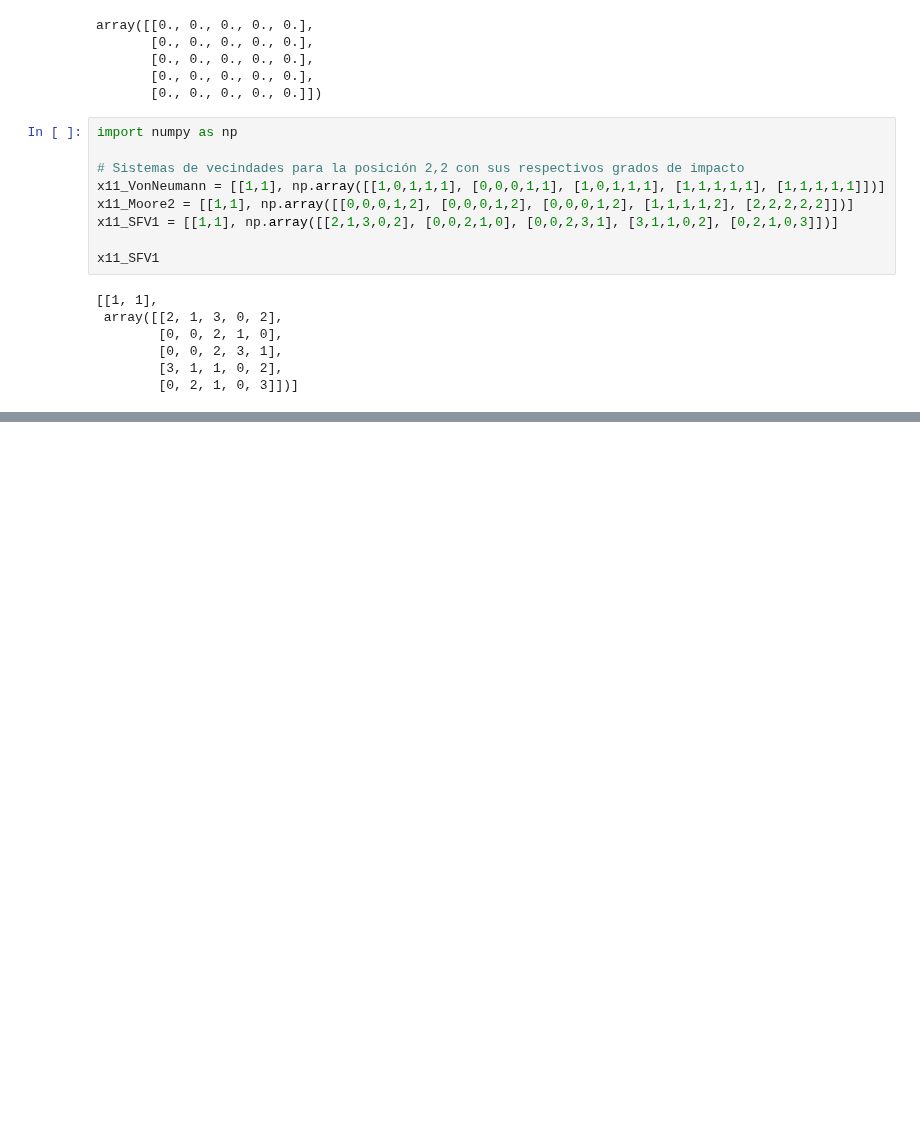
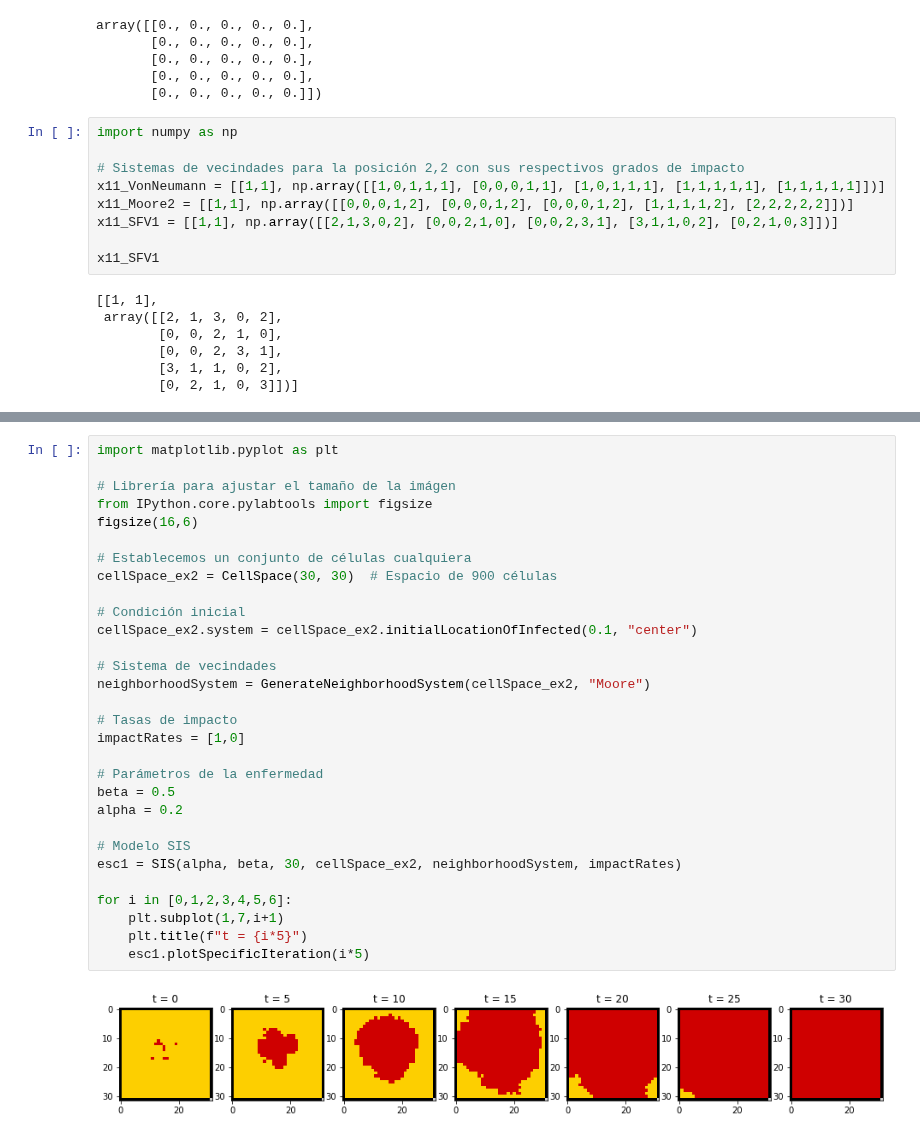
Before and after one commit to Grupo-de-simulacion-con-automatas/CAsimulations-Modelacion-de-dinamicas-topologicas-en-la-propagacion-de-una-enfermedad-usando-CA, a Jupyter notebook: Codigo/2. Interacciones e impactos sociales.ipynb, the cells around one changed output, grey strips where cells are left out. Drawn from its saved outputs; the diff is of its cells as text; blank space fills up the shorter version.

```diff
--- a/Codigo/2. Interacciones e impactos sociales.ipynb
+++ b/Codigo/2. Interacciones e impactos sociales.ipynb
@@ -53,0 +59,32 @@ impactGrades_SFV1 = [0.5,0.25,0.1,0]  # Para los grados [0,1,2,3]
+# %%
+import matplotlib.pyplot as plt
+
+# Librería para ajustar el tamaño de la imágen
+from IPython.core.pylabtools import figsize
+figsize(16,6)
+
+# Establecemos un conjunto de células cualquiera
+cellSpace_ex2 = CellSpace(30, 30)  # Espacio de 900 células
+
+# Condición inicial
+cellSpace_ex2.system = cellSpace_ex2.initialLocationOfInfected(0.1, "center")
+
+# Sistema de vecindades
+neighborhoodSystem = GenerateNeighborhoodSystem(cellSpace_ex2, "Moore")
+
+# Tasas de impacto
+impactRates = [1,0]
+
+# Parámetros de la enfermedad
+beta = 0.5
+alpha = 0.2
+
+# Modelo SIS
+esc1 = SIS(alpha, beta, 30, cellSpace_ex2, neighborhoodSystem, impactRates)
+
+for i in [0,1,2,3,4,5,6]:
+    plt.subplot(1,7,i+1)
+    plt.title(f"t = {i*5}")
+    esc1.plotSpecificIteration(i*5)
+# %% [output]
+[figure, added]
```
Also changed, not shown: parts of 6 cells of this notebook, 52 other files.
